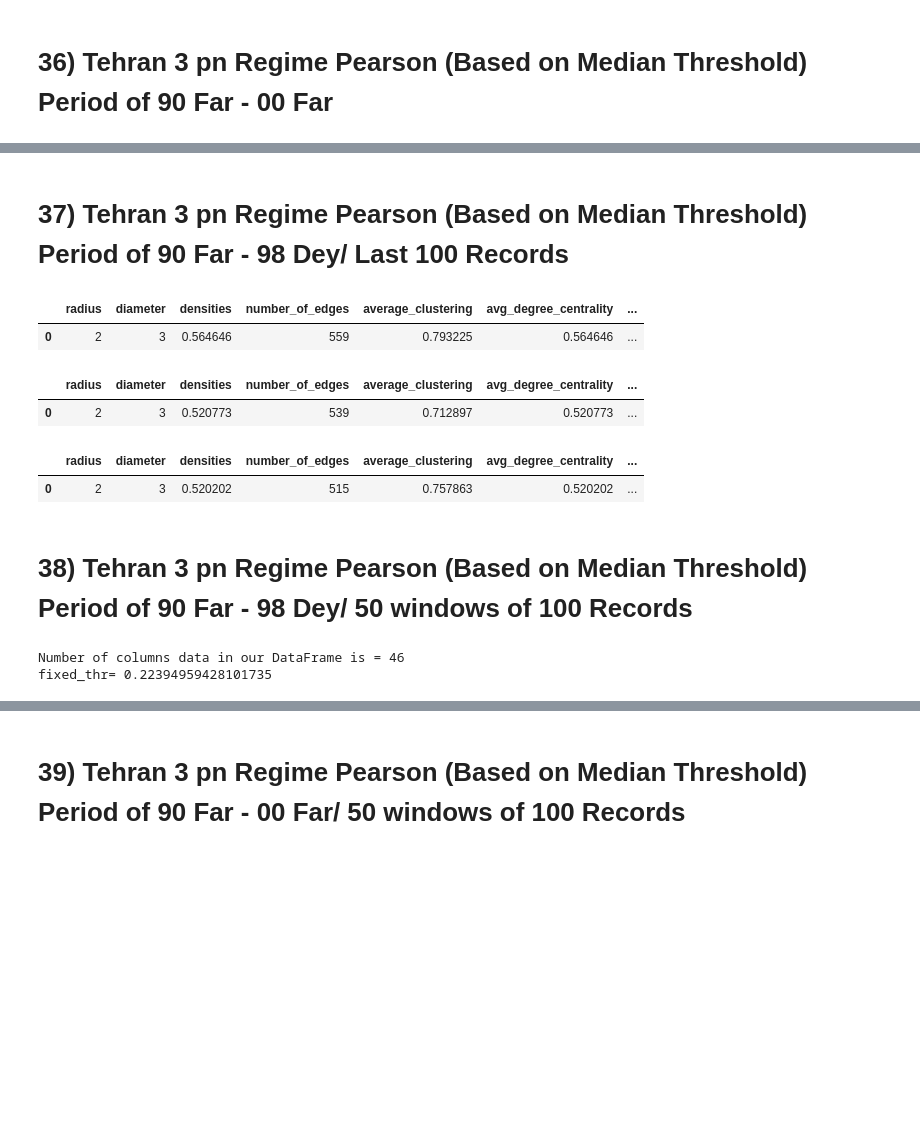
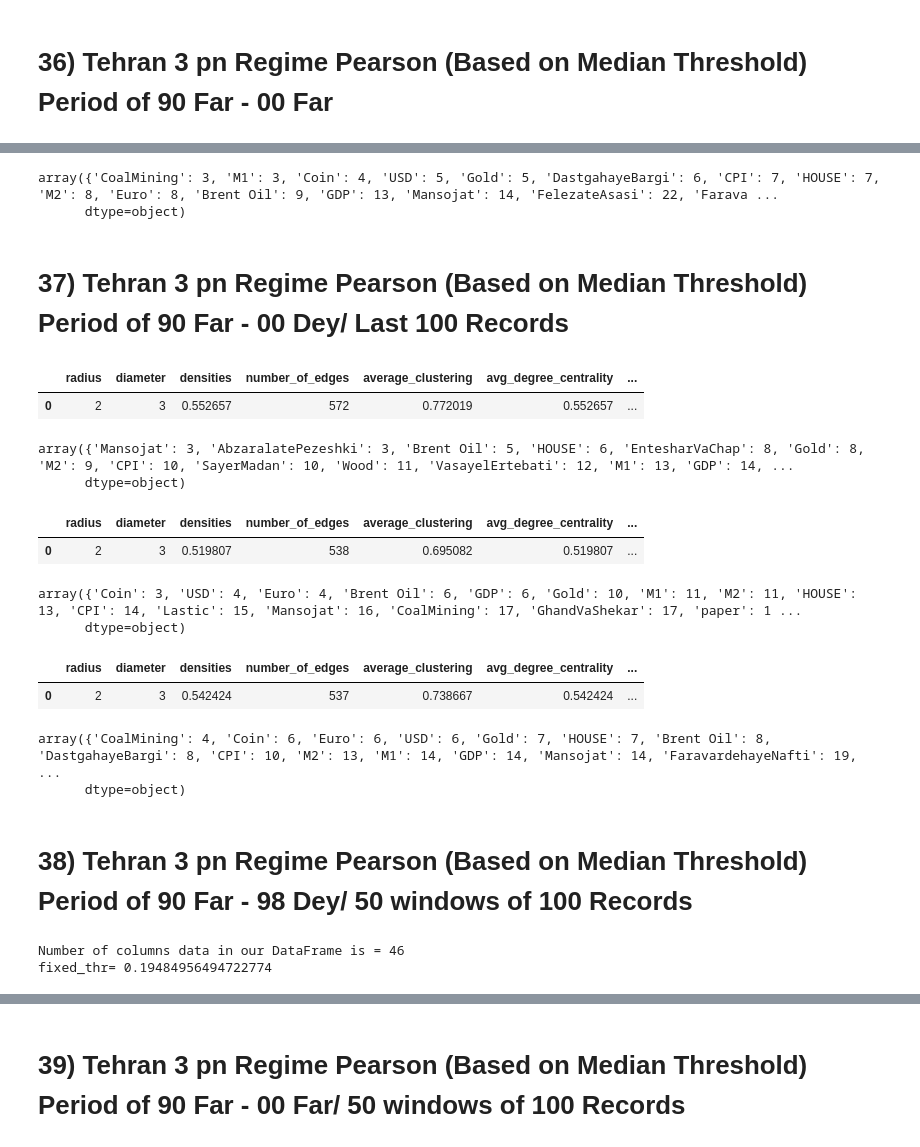
Before and after one commit to hossein4527/Time_Series_Trend_Forcasting, a Jupyter notebook: Codes/nw_3pnRegimes.ipynb, the cells around one changed output, grey strips where cells are left out. Cells and saved outputs as stored; diff of their text form; code cells hidden in the pictures; blank space fills up the shorter version.

```diff
--- a/Codes/nw_3pnRegimes.ipynb
+++ b/Codes/nw_3pnRegimes.ipynb
@@ -62,3 +49,8 @@ tehran_df_ThreeReg_pn_3_same_length_98 = tehran_df_ThreeReg_pn_3_98[-max_length_
+# %%
+max_length_ThreeReg_pn_90_00 = min(len(tehran_df_ThreeReg_pn_1), len(tehran_df_ThreeReg_pn_2),len(tehran_df_ThreeReg_pn_3))
+tehran_df_ThreeReg_pn_1_same_length = tehran_df_ThreeReg_pn_1[-max_length_ThreeReg_pn_90_00:]
+tehran_df_ThreeReg_pn_2_same_length = tehran_df_ThreeReg_pn_2[-max_length_ThreeReg_pn_90_00:]
+tehran_df_ThreeReg_pn_3_same_length = tehran_df_ThreeReg_pn_3[-max_length_ThreeReg_pn_90_00:]
 # %% [markdown]
 # 35) Tehran 3 pn Regime Pearson (Based on Median Threshold) Period of 90 Far - 98 Dey
 # %%
@@ -120,3 +121,3 @@ circos.draw()
 # %%
-# nm = Net_moduls()
-# pearson_network_TwoReg_pn_1 = nm.construct_network(tehran_df_TwoReg_pn_1_same_length, method='pearson', threshold=thr8)
+nm = Net_moduls()
+pearson_network_ThreeReg_pn_1 = nm.construct_network(tehran_df_ThreeReg_pn_1_same_length, method='pearson', threshold=thr36)
@@ -134,0 +161,7 @@ circos.draw()
+# %%
+b36_3 = dict(nx.degree(pearson_network_ThreeReg_pn_3))
+b36_3 = np.array(dict(sorted(b36_3.items(), key=lambda item: item[1])))
+b36_3
+# %% [output]
+array({'CoalMining': 3, 'M1': 3, 'Coin': 4, 'USD': 5, 'Gold': 5, 'DastgahayeBargi': 6, 'CPI': 7, 'HOUSE': 7, 'M2': 8, 'Euro': 8, 'Brent Oil': 9, 'GDP': 13, 'Mansojat': 14, 'FelezateAsasi': 22, 'Farava ...
+      dtype=object)
@@ -135,15 +170,22 @@ circos.draw()
 # %% [markdown]
-# 37) Tehran 3 pn Regime Pearson (Based on Median Threshold) Period of 90 Far - 98 Dey/ Last 100 Records
+# 37) Tehran 3 pn Regime Pearson (Based on Median Threshold) Period of 90 Far - 00 Dey/ Last 100 Records
 # %%
-thr37_1 = nm.find_median_pearson_threshold(tehran_df_ThreeReg_pn_1_same_length_98[-100:])
-thr37_2 = nm.find_median_pearson_threshold(tehran_df_ThreeReg_pn_2_same_length_98[-100:])
-thr37_3 = nm.find_median_pearson_threshold(tehran_df_ThreeReg_pn_3_same_length_98[-100:])
+thr37_1 = nm.find_median_pearson_threshold(tehran_df_ThreeReg_pn_1_same_length[-100:])
+thr37_2 = nm.find_median_pearson_threshold(tehran_df_ThreeReg_pn_2_same_length[-100:])
+thr37_3 = nm.find_median_pearson_threshold(tehran_df_ThreeReg_pn_3_same_length[-100:])
 
 thr37 = min(thr37_1, thr37_2, thr37_3)
 # %%
-pearson_network_ThreeReg_pn_1_98_last100 = nm.construct_network(tehran_df_ThreeReg_pn_1_same_length_98[-100:], method='pearson', threshold=thr37)
+pearson_network_ThreeReg_pn_1_last100 = nm.construct_network(tehran_df_ThreeReg_pn_1_same_length[-100:], method='pearson', threshold=thr37)
 # %%
-nm.get_network_features(pearson_network_ThreeReg_pn_1_98_last100)
+nm.get_network_features(pearson_network_ThreeReg_pn_1_last100)
 # %% [output]
 |  | radius | diameter | densities | number_of_edges | average_clustering | avg_degree_centrality | ... |
-| 0 | 2 | 3 | 0.564646 | 559 | 0.793225 | 0.564646 | ... |
+| 0 | 2 | 3 | 0.552657 | 572 | 0.772019 | 0.552657 | ... |
+# %%
+b37_1 = dict(nx.degree(pearson_network_ThreeReg_pn_1_last100))
+b37_1 = np.array(dict(sorted(b37_1.items(), key=lambda item: item[1])))
+b37_1
+# %% [output]
+array({'Mansojat': 3, 'AbzaralatePezeshki': 3, 'Brent Oil': 5, 'HOUSE': 6, 'EntesharVaChap': 8, 'Gold': 8, 'M2': 9, 'CPI': 10, 'SayerMadan': 10, 'Wood': 11, 'VasayelErtebati': 12, 'M1': 13, 'GDP': 14, ...
+      dtype=object)
@@ -152,5 +196,12 @@ pearson_network_ThreeReg_pn_2_98_last100 = nm.construct_network(tehran_df_ThreeR
 # %%
-nm.get_network_features(pearson_network_ThreeReg_pn_2_98_last100)
+nm.get_network_features(pearson_network_ThreeReg_pn_2_last100)
 # %% [output]
 |  | radius | diameter | densities | number_of_edges | average_clustering | avg_degree_centrality | ... |
-| 0 | 2 | 3 | 0.520773 | 539 | 0.712897 | 0.520773 | ... |
+| 0 | 2 | 3 | 0.519807 | 538 | 0.695082 | 0.519807 | ... |
+# %%
+b37_2 = dict(nx.degree(pearson_network_ThreeReg_pn_2_last100))
+b37_2 = np.array(dict(sorted(b37_2.items(), key=lambda item: item[1])))
+b37_2
+# %% [output]
+array({'Coin': 3, 'USD': 4, 'Euro': 4, 'Brent Oil': 6, 'GDP': 6, 'Gold': 10, 'M1': 11, 'M2': 11, 'HOUSE': 13, 'CPI': 14, 'Lastic': 15, 'Mansojat': 16, 'CoalMining': 17, 'GhandVaShekar': 17, 'paper': 1 ...
+      dtype=object)
@@ -159,5 +212,12 @@ pearson_network_ThreeReg_pn_3_98_last100 = nm.construct_network(tehran_df_ThreeR
 # %%
-nm.get_network_features(pearson_network_ThreeReg_pn_3_98_last100)
+nm.get_network_features(pearson_network_ThreeReg_pn_3_last100)
 # %% [output]
 |  | radius | diameter | densities | number_of_edges | average_clustering | avg_degree_centrality | ... |
-| 0 | 2 | 3 | 0.520202 | 515 | 0.757863 | 0.520202 | ... |
+| 0 | 2 | 3 | 0.542424 | 537 | 0.738667 | 0.542424 | ... |
+# %%
+b37_3 = dict(nx.degree(pearson_network_ThreeReg_pn_3_last100))
+b37_3 = np.array(dict(sorted(b37_3.items(), key=lambda item: item[1])))
+b37_3
+# %% [output]
+array({'CoalMining': 4, 'Coin': 6, 'Euro': 6, 'USD': 6, 'Gold': 7, 'HOUSE': 7, 'Brent Oil': 8, 'DastgahayeBargi': 8, 'CPI': 10, 'M2': 13, 'M1': 14, 'GDP': 14, 'Mansojat': 14, 'FaravardehayeNafti': 19, ...
+      dtype=object)
@@ -165,10 +227,10 @@ nm.get_network_features(pearson_network_ThreeReg_pn_3_98_last100)
 # 38) Tehran 3 pn Regime Pearson (Based on Median Threshold) Period of 90 Far - 98 Dey/ 50 windows of 100 Records
 # %%
 nm = Net_moduls()
-pearson_network_ThreeReg_pn_1_98_averged = nm.get_network_features_averaged_median(tehran_df, regimes_column = tehran_df_reg['3_PN'],method='pearson',edges_threshold=200, target_window=100, target_length=50)
+pearson_network_ThreeReg_pn_1_98_averged = nm.get_network_features_averaged_median(tehran_df, regimes_column = tehran_df_reg.iloc[:-300]['3_PN'],method='pearson',edges_threshold=200, target_window=100, target_length=20)
 # %% [output]
 Number of columns data in our DataFrame is = 46
-fixed_thr= 0.22394959428101735
+fixed_thr= 0.19484956494722774
 # %%
 pearson_network_ThreeReg_pn_1_98_averged
 # %% [output]
```
Also changed, not shown: parts of 90 cells of this notebook, 20 other files.
